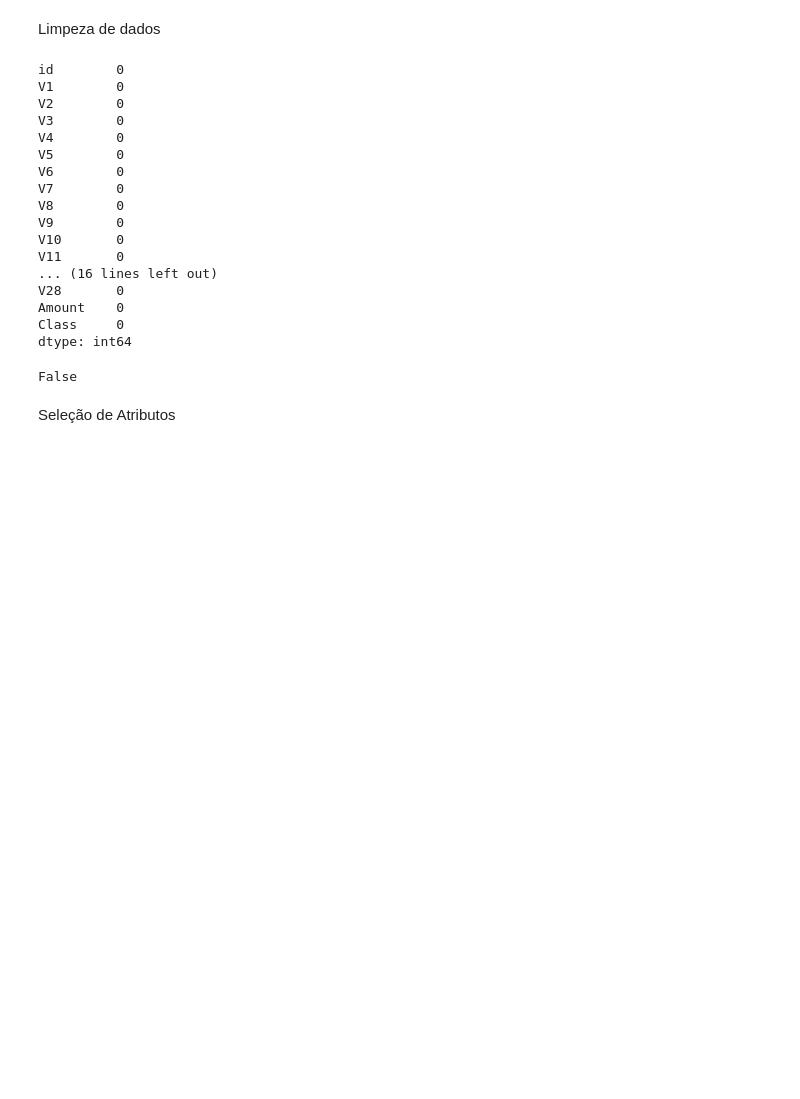
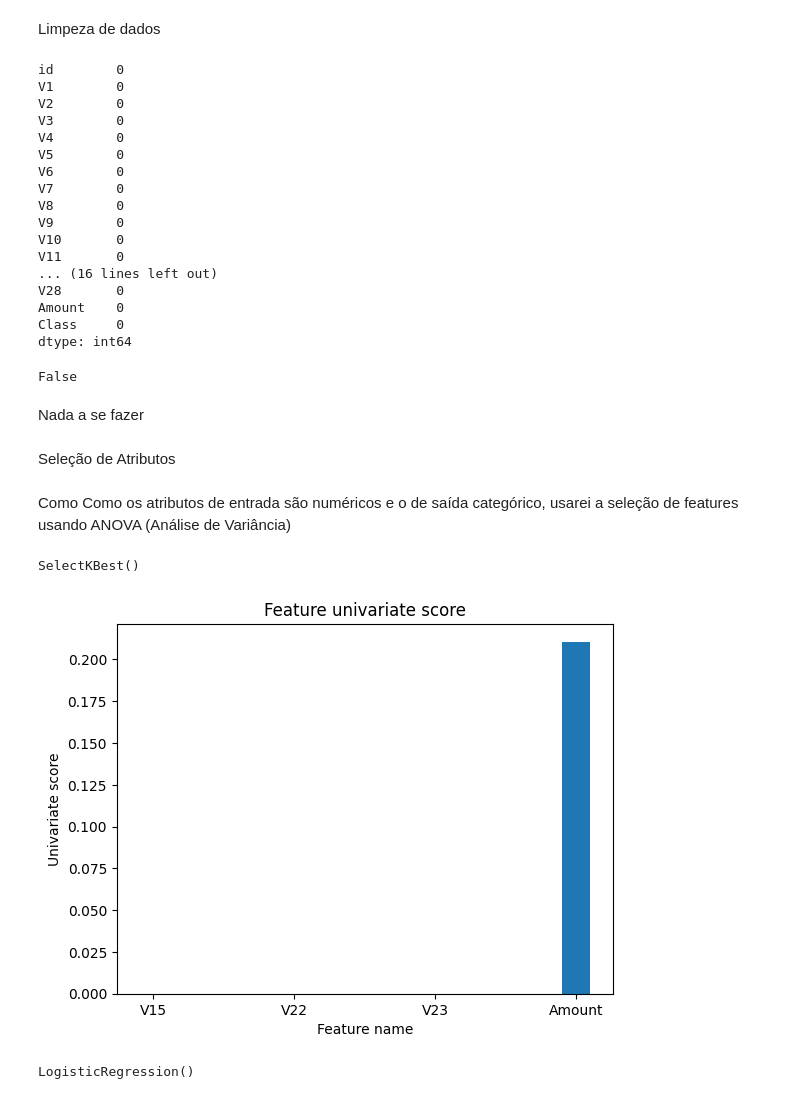
Before and after one commit to diegomatos321/Aprendizado-de-Maquina---Projeto-Final---2023.02, a Jupyter notebook: trabalho-final.ipynb, the cells around one changed output. Saved outputs shown, nothing was run; the diff lists cells and outputs as text; code cells hidden in the pictures; blank space fills up the shorter version.

Commit message:
WIP: Tentando realizar seleção de Feature por ANOVA

```diff
--- a/trabalho-final.ipynb
+++ b/trabalho-final.ipynb
@@ -96,5 +104,7 @@ dtype: int64
 df.duplicated().any()
 # %% [output]
 False
+# %% [markdown]
+Nada a se fazer
 # %% [markdown]
 Seleção de Atributos
@@ -103,0 +111,2 @@ Seleção de Atributos
+# %% [markdown]
+Como Como os atributos de entrada são numéricos e o de saída categórico, usarei a seleção de features usando ANOVA (Análise de Variância)
@@ -103,0 +117,34 @@ Seleção de Atributos
+# %%
+X = df.drop(labels=['Class'], axis=1)
+y = df['Class']
+
+X_train, X_test, y_train, y_test = train_test_split(X, y)
+# %%
+f_statistic, p_values = f_classif(X_test, y_test)
+selector = SelectKBest(f_classif)
+selector.fit(X_train, y_train)
+# %% [output]
+SelectKBest()
+# %%
+pvalues_with_index = list(enumerate(selector.pvalues_))
+pvalues_with_index = filter(lambda list: list[1] != 0, pvalues_with_index)
+pvalues_with_index = list(pvalues_with_index)
+
+relevant_features_index = []
+scores = []
+
+for list in pvalues_with_index:
+    relevant_features_index.append(list[0])
+    scores.append(list[1])
+# %%
+fig, ax = plt.subplots()
+
+labels = df.columns[relevant_features_index]
+ax.bar(labels, scores, width=0.2)
+ax.set_title("Feature univariate score")
+ax.set_xlabel("Feature name")
+ax.set_ylabel(r"Univariate score")
+
+plt.show()
+# %% [output]
+[figure, added]
@@ -103,0 +156,5 @@ Seleção de Atributos
+# %%
+model = LogisticRegression()
+model.fit(X_train, y_train)
+# %% [output]
+LogisticRegression()
```
Also changed, not shown: parts of 12 cells of this notebook.
